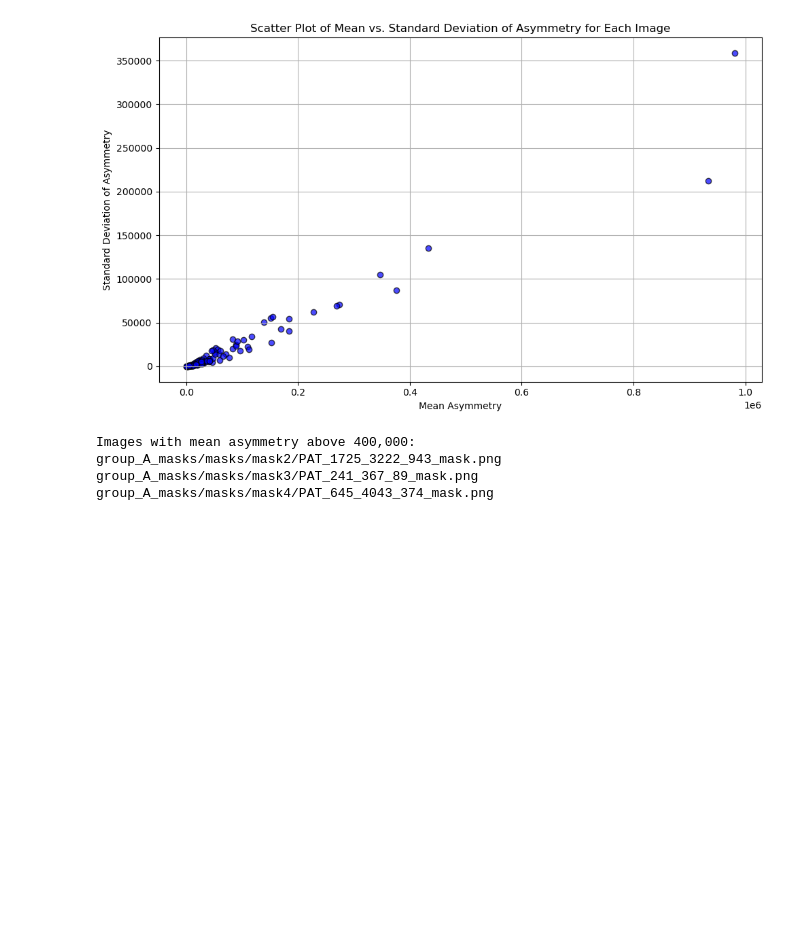
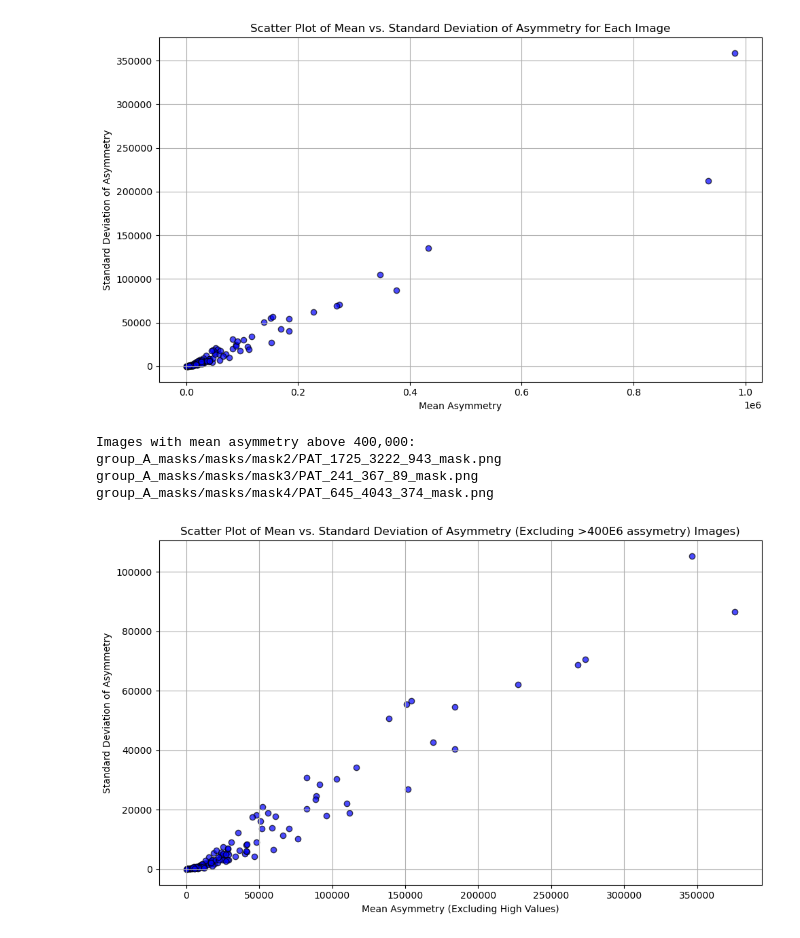
Before and after one commit to niclejeune/projects-in-data-science, a Jupyter notebook: asymmetry_proccess.ipynb, the cells around one changed output. Drawn from its saved outputs; the diff is of its cells as text; code cells hidden in the pictures; blank space fills up the shorter version.

```diff
--- a/asymmetry_proccess.ipynb
+++ b/asymmetry_proccess.ipynb
@@ -63,3 +63,25 @@ Images with mean asymmetry above 400,000:
 group_A_masks/masks/mask2/PAT_1725_3222_943_mask.png
 group_A_masks/masks/mask3/PAT_241_367_89_mask.png
 group_A_masks/masks/mask4/PAT_645_4043_374_mask.png
+# %%
+# Initialize lists for means and standard deviations excluding those above the threshold
+filtered_means = []
+filtered_stds = []
+
+# Populate the lists, excluding images from images_above_threshold
+for image_path, stats in processed_asymmetry_data.items():
+    if image_path not in images_above_threshold:  # Only include if not in the excluded list
+        filtered_means.append(stats['mean'])
+        filtered_stds.append(stats['std'])
+
+# Create scatter plot with the filtered data
+plt.figure(figsize=(10, 6))
+plt.scatter(filtered_means, filtered_stds, alpha=0.7, color='blue', edgecolors='black')
+plt.xlabel('Mean Asymmetry (Excluding High Values)')
+plt.ylabel('Standard Deviation of Asymmetry')
+plt.title('Scatter Plot of Mean vs. Standard Deviation of Asymmetry (Excluding >400E6 assymetry) Images)')
+plt.grid(True)
+plt.tight_layout()
+plt.show()
+# %% [output]
+[figure, added]
```
